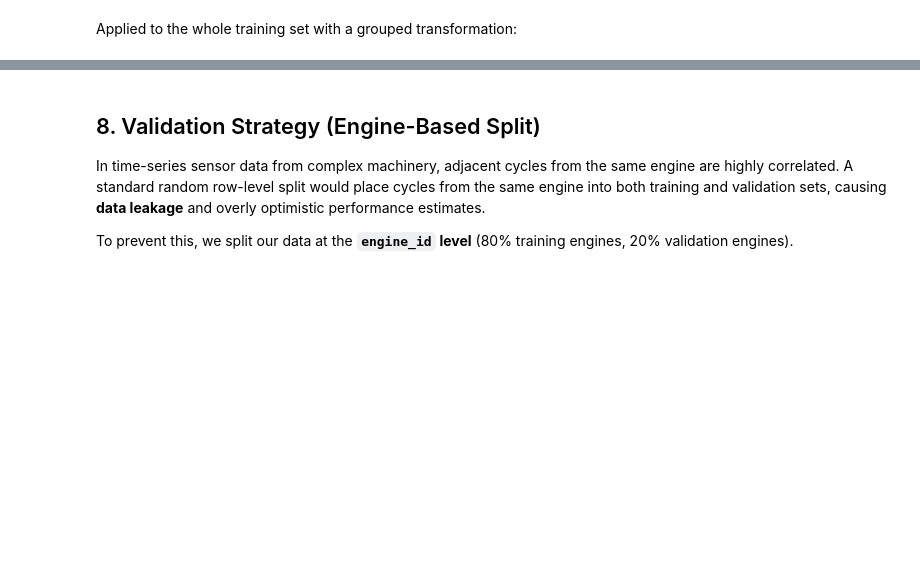
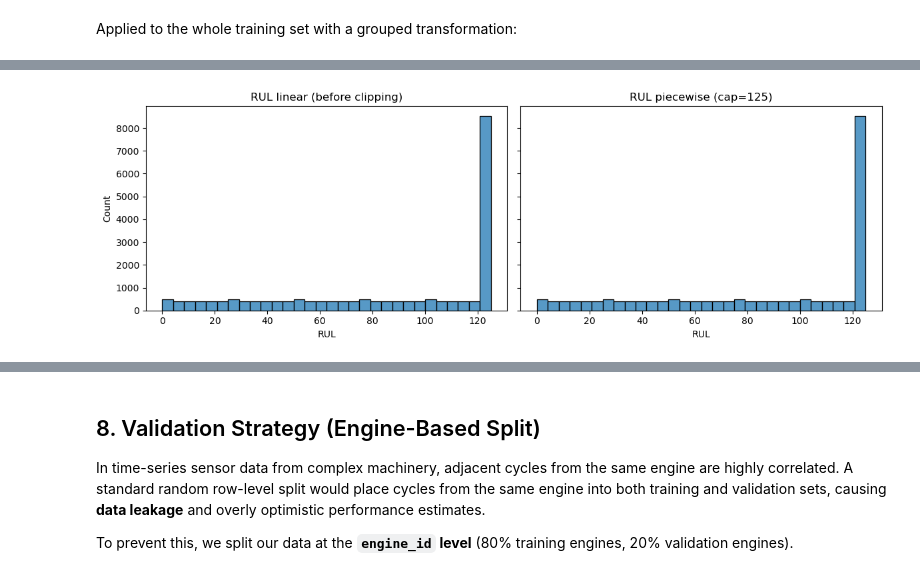
Before and after one commit to variableh/NASA, a Jupyter notebook: 01_analysis.ipynb, the cells around one changed output, grey strips where cells are left out. Drawn from its saved outputs; the diff is of its cells as text; code cells hidden in the pictures; blank space fills up the shorter version.

```diff
--- a/01_analysis.ipynb
+++ b/01_analysis.ipynb
@@ -439,3 +444,24 @@ train_data.head()
+# %%
+
+RUL_CAP = 125
+
+train_data['RUL_original'] = train_data['RUL']
+train_data['RUL'] = train_data['RUL'].clip(upper=RUL_CAP)
+
+
+fig, ax = plt.subplots(1, 2, figsize=(12, 4), sharey=True)
+sns.histplot(train_data['RUL_original'], bins=30, ax=ax[0])
+ax[0].set_title("RUL linear (before clipping)")
+ax[0].set_xlabel("RUL")
+
+sns.histplot(train_data['RUL'], bins=30, ax= ax[1])
+ax[1].set_title(f"RUL piecewise (cap={RUL_CAP})")
+ax[1].set_xlabel("RUL")
+
+plt.tight_layout()
+plt.show()
+# %% [output]
+[figure, added]
 # %%
 sns.histplot(train_data['RUL'])
 # %% [output]
```
Also changed, not shown: parts of 7 cells of this notebook.
